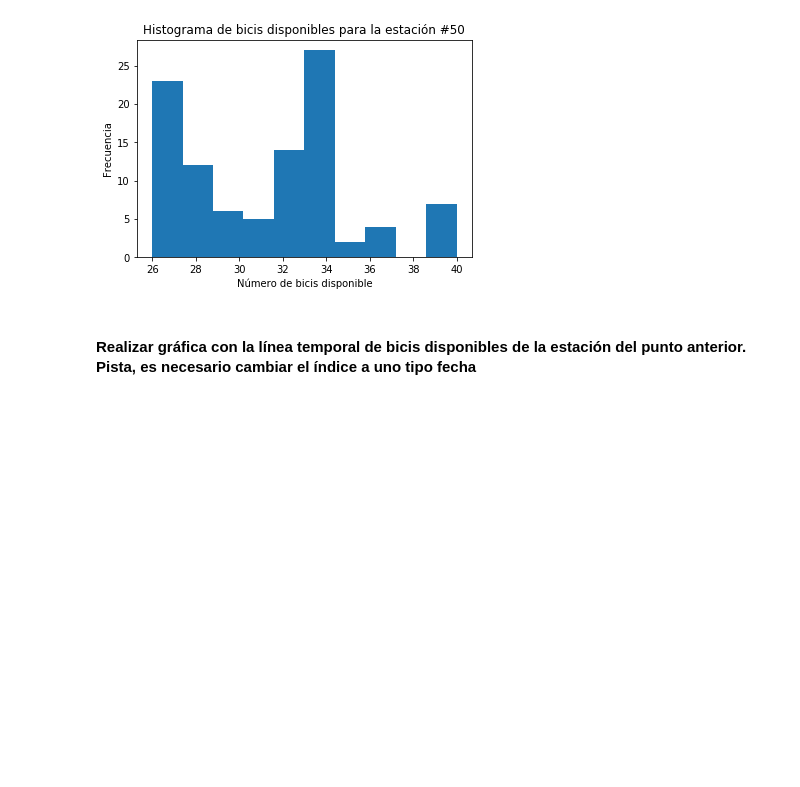
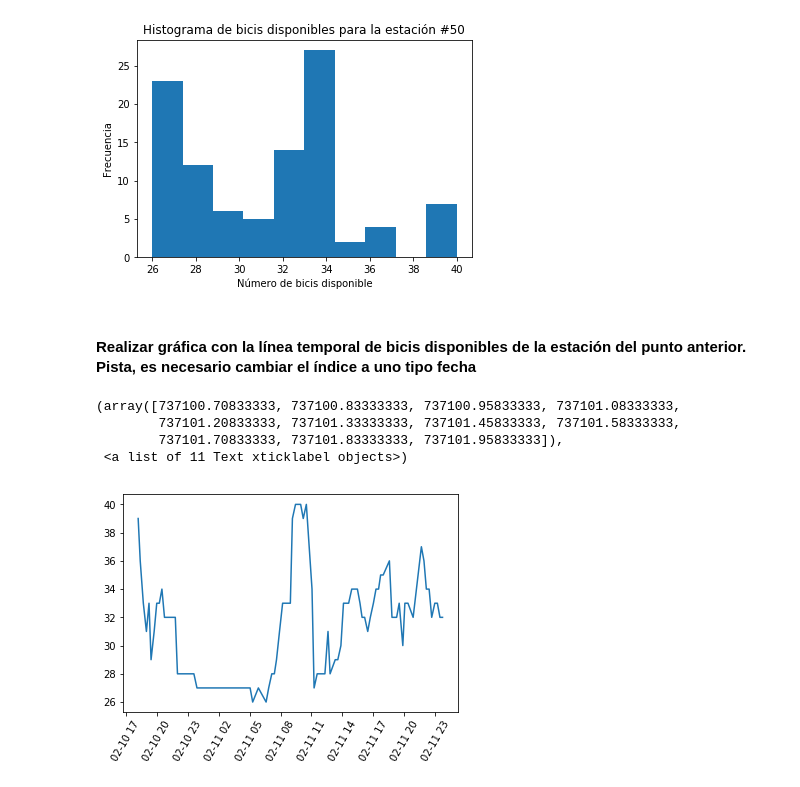
Before and after one commit to cposada8/master_ia, a Jupyter notebook: 1 introducción a python/actividades/actividad_2/solucion_actividad_2.ipynb, the cells around one changed output. Cells and saved outputs as stored; diff of their text form; code cells hidden in the pictures; blank space fills up the shorter version.

```diff
--- a/1 introducción a python/actividades/actividad_2/solucion_actividad_2.ipynb
+++ b/1 introducción a python/actividades/actividad_2/solucion_actividad_2.ipynb
@@ -299,6 +299,8 @@ estaciones.head()
 | 2 | 5c605be225541729b7d50885 | 20 | 1 | 2019-02-10 18:13:39.827 | 63 | 0 | 1 | 1 | 20 | 2019-02-10 18:09:16.000 |
 | 3 | 5c605be225541729b7d50886 | 6 | 1 | 2019-02-10 18:13:39.827 | 64 | 14 | 1 | 0 | 20 | 2019-02-10 18:12:15.000 |
 | 4 | 5c605be225541729b7d50887 | 9 | 1 | 2019-02-10 18:13:39.827 | 65 | 10 | 1 | 1 | 19 | 2019-02-10 18:09:16.000 |
+# %%
+estaciones["updated"] = pd.to_datetime(estaciones["updated"])
 # %% [markdown]
 #### Obtención del número de estaciones que tienen 30 bornetas disponibles
 # %%
@@ -332,5 +334,17 @@ plt.ylabel("Frecuencia")
 plt.show()
 # %% [output]
 [figure]
+# %%
+max_station_df_sorted = max_station_df.sort_values("updated")
+# max_station_df_sorted
 # %% [markdown]
 #### Realizar gráfica con la línea temporal de bicis disponibles de la estación del punto anterior. Pista, es necesario cambiar el índice a uno tipo fecha
+# %%
+plt.plot(max_station_df_sorted["updated"], max_station_df_sorted["available"])
+plt.xticks(rotation=60)
+# %% [output]
+(array([737100.70833333, 737100.83333333, 737100.95833333, 737101.08333333,
+        737101.20833333, 737101.33333333, 737101.45833333, 737101.58333333,
+        737101.70833333, 737101.83333333, 737101.95833333]),
+ <a list of 11 Text xticklabel objects>)
+[figure, added]
```
Also changed, not shown: parts of 2 cells of this notebook, 1 other file.
